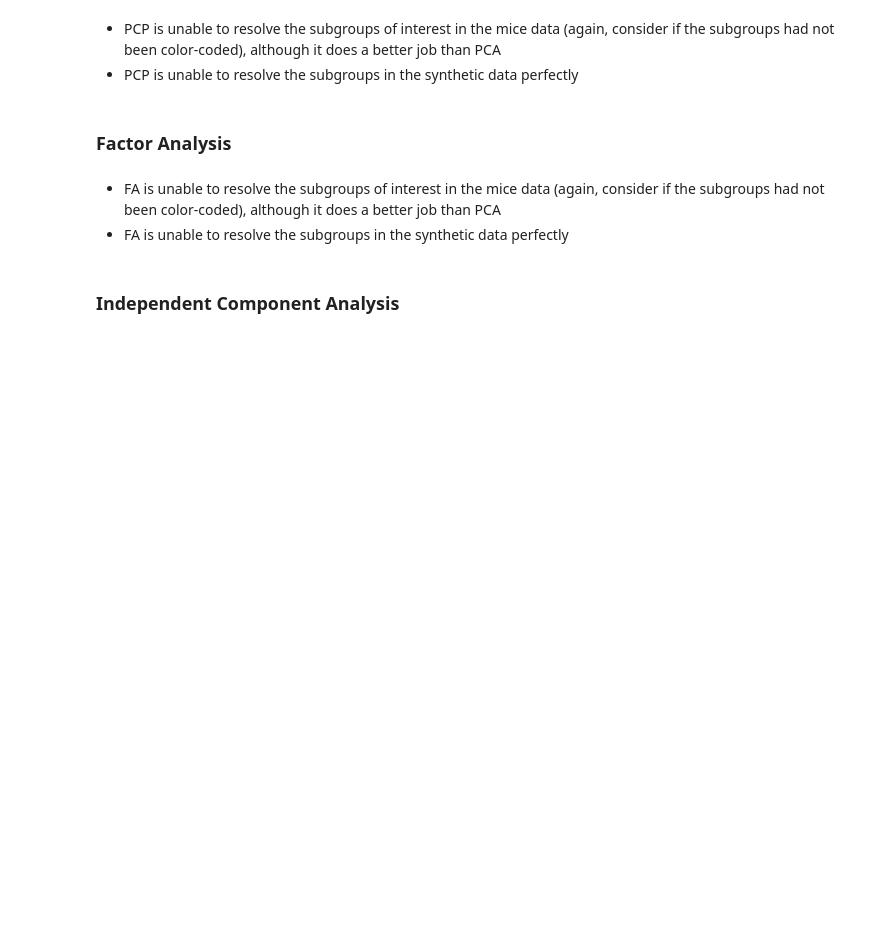
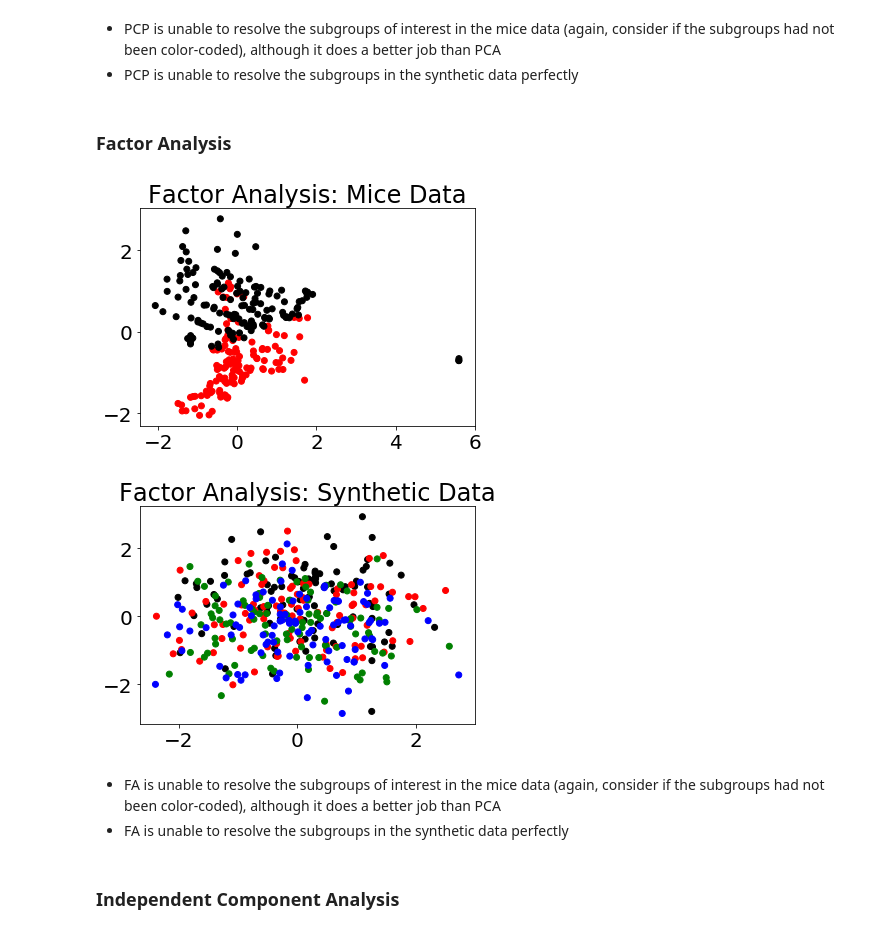
Before and after one commit to abidlabs/contrastive, a Jupyter notebook: experiments/Comparing cPCA to other Techniques (Figure S2).ipynb, the cells around one changed output. Saved outputs shown, nothing was run; the diff lists cells and outputs as text; code cells hidden in the pictures; blank space fills up the shorter version.

```diff
--- a/experiments/Comparing cPCA to other Techniques (Figure S2).ipynb
+++ b/experiments/Comparing cPCA to other Techniques (Figure S2).ipynb
@@ -281,22 +284,25 @@ synthetic.append(projected_data_)
 # %% [markdown]
 ### Factor Analysis
 # %%
-# from sklearn.decomposition import FactorAnalysis as FA
+from sklearn.decomposition import FactorAnalysis as FA
 
-# mdl = FA(n_components=2)
+mdl = FA(n_components=2)
 
-# projected_data = mdl.fit_transform(target)
-# plt.figure()
-# plt.scatter(*projected_data.T, c=sub_group_labels, cmap=cmap2)
-# plt.title('Factor Analysis: Mice Data')
+projected_data = mdl.fit_transform(target)
+plt.figure()
+plt.scatter(*projected_data.T, c=sub_group_labels, cmap=cmap2)
+plt.title('Factor Analysis: Mice Data')
 
-# projected_data_ = mdl.fit_transform(target_)
-# plt.figure()
-# plt.scatter(*projected_data_.T, c=sub_group_labels_, cmap=cmap4)
-# plt.title('Factor Analysis: Synthetic Data')
+projected_data_ = mdl.fit_transform(target_)
+plt.figure()
+plt.scatter(*projected_data_.T, c=sub_group_labels_, cmap=cmap4)
+plt.title('Factor Analysis: Synthetic Data')
 
-# mice.append(projected_data)
-# synthetic.append(projected_data_)
+mice.append(projected_data)
+synthetic.append(projected_data_)
+# %% [output]
+[figure, added]
+[figure, added]
 # %% [markdown]
 * FA is unable to resolve the subgroups of interest in the mice data (again, consider if the subgroups had not been color-coded), although it does a better job than PCA
 * FA is unable to resolve the subgroups in the synthetic data perfectly
```
Also changed, not shown: parts of 12 cells of this notebook, 2 other files.
